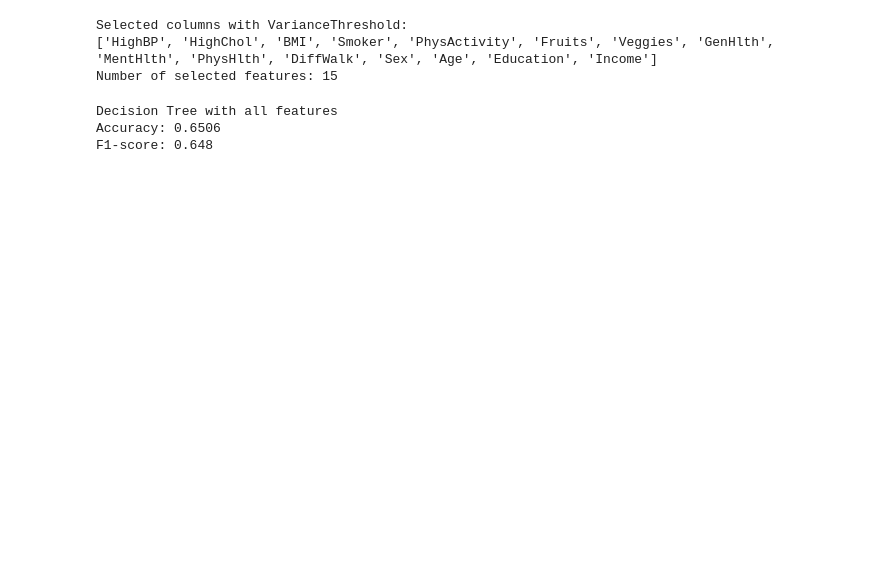
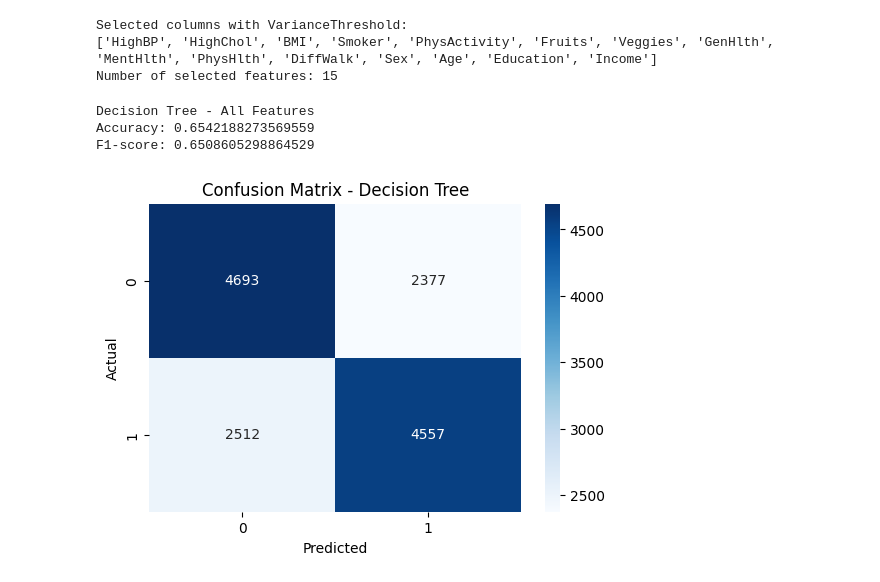
Before and after one commit to alexandra10zam/ML, a Jupyter notebook: ML Lab.ipynb, the cells around one changed output. Cells and saved outputs as stored; diff of their text form; code cells hidden in the pictures; blank space fills up the shorter version.

```diff
--- a/ML Lab.ipynb
+++ b/ML Lab.ipynb
@@ -173,8 +152,9 @@ y shape: (70692,)
 X_train, X_test, y_train, y_test = train_test_split(
     X, y,
     test_size=0.2,
-    random_state=42,
-    stratify=y
+    shuffle=True,
+    stratify=y,
+    random_state=42
 )
 
 print("X_train:", X_train.shape)
@@ -234,10 +232,21 @@ preds_dt = dt.predict(X_test)
 dt_acc = accuracy_score(y_test, preds_dt)
 dt_f1 = f1_score(y_test, preds_dt)
 
-print("Decision Tree with all features")
-print("Accuracy:", round(dt_acc, 4))
-print("F1-score:", round(dt_f1, 4))
+print("Decision Tree - All Features")
+print("Accuracy:", dt_acc)
+print("F1-score:", dt_f1)
 # %% [output]
-Decision Tree with all features
-Accuracy: 0.6506
-F1-score: 0.648
+Decision Tree - All Features
+Accuracy: 0.6542188273569559
+F1-score: 0.6508605298864529
+# %%
+cm_dt = confusion_matrix(y_test, preds_dt)
+
+plt.figure(figsize=(6,4))
+sns.heatmap(cm_dt, annot=True, fmt='d', cmap='Blues')
+plt.title("Confusion Matrix - Decision Tree")
+plt.xlabel("Predicted")
+plt.ylabel("Actual")
+plt.show()
+# %% [output]
+[figure, added]
```
Also changed, not shown: parts of 67 cells of this notebook, 3 other files.
